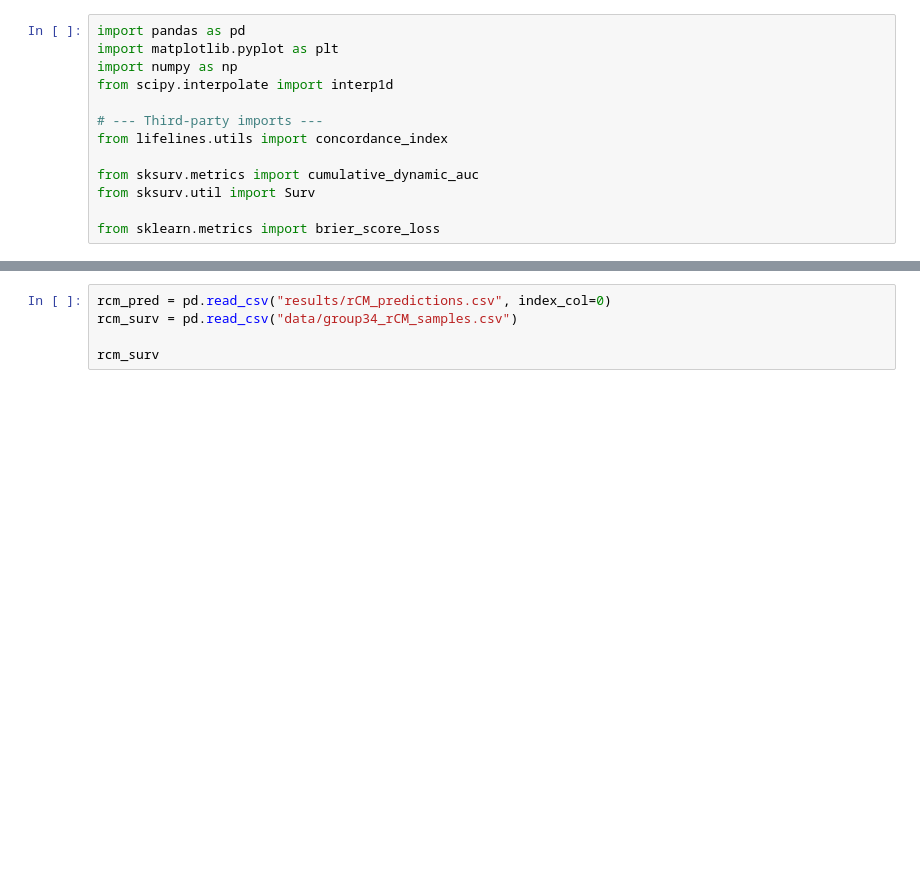
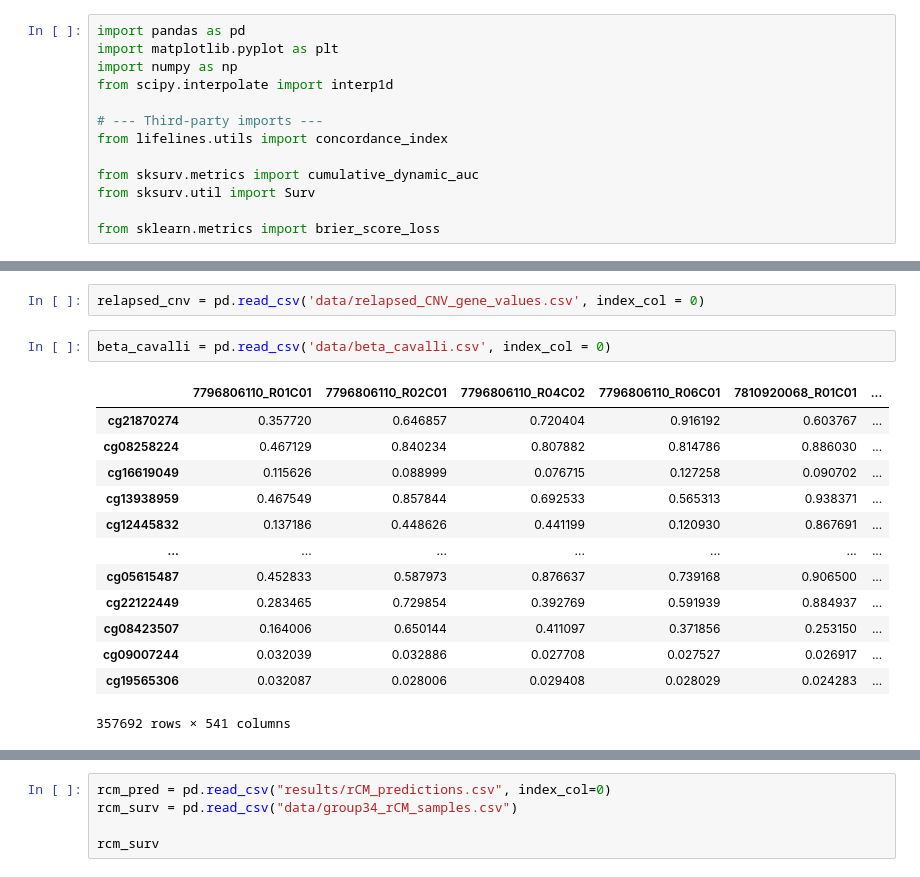
Before and after one commit to sstefan01/methylation-survival, a Jupyter notebook: scratch_eval.ipynb, the cells around one changed output, grey strips where cells are left out. Saved outputs shown, nothing was run; the diff lists cells and outputs as text; blank space fills up the shorter version.

```diff
--- a/scratch_eval.ipynb
+++ b/scratch_eval.ipynb
@@ -15,0 +129,18 @@ beta_val_og = pd.read_csv('data/beta_val_uniform_preprocess_rCM.csv', header = N
+# %%
+relapsed_cnv = pd.read_csv('data/relapsed_CNV_gene_values.csv', index_col = 0)
+# %%
+beta_cavalli = pd.read_csv('data/beta_cavalli.csv', index_col = 0)
+# %% [output]
+|  | 7796806110_R01C01 | 7796806110_R02C01 | 7796806110_R04C02 | 7796806110_R06C01 | 7810920068_R01C01 | ... |
+| cg21870274 | 0.357720 | 0.646857 | 0.720404 | 0.916192 | 0.603767 | ... |
+| cg08258224 | 0.467129 | 0.840234 | 0.807882 | 0.814786 | 0.886030 | ... |
+| cg16619049 | 0.115626 | 0.088999 | 0.076715 | 0.127258 | 0.090702 | ... |
+| cg13938959 | 0.467549 | 0.857844 | 0.692533 | 0.565313 | 0.938371 | ... |
+| cg12445832 | 0.137186 | 0.448626 | 0.441199 | 0.120930 | 0.867691 | ... |
+| ... | ... | ... | ... | ... | ... | ... |
+| cg05615487 | 0.452833 | 0.587973 | 0.876637 | 0.739168 | 0.906500 | ... |
+| cg22122449 | 0.283465 | 0.729854 | 0.392769 | 0.591939 | 0.884937 | ... |
+| cg08423507 | 0.164006 | 0.650144 | 0.411097 | 0.371856 | 0.253150 | ... |
+| cg09007244 | 0.032039 | 0.032886 | 0.027708 | 0.027527 | 0.026917 | ... |
+| cg19565306 | 0.032087 | 0.028006 | 0.029408 | 0.028029 | 0.024283 | ... |
+357692 rows × 541 columns
```
Also changed, not shown: parts of 31 cells of this notebook, 4 other files.
